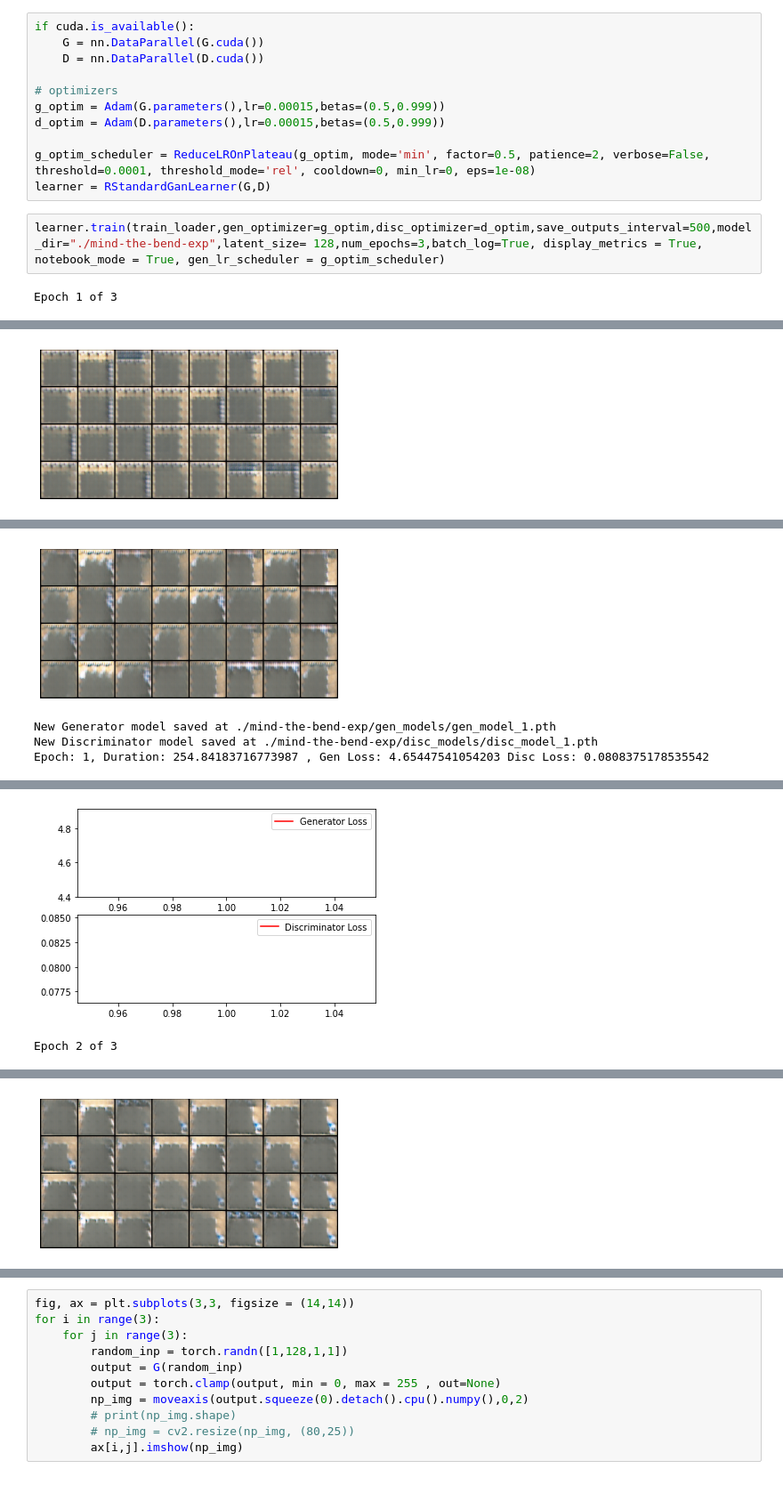
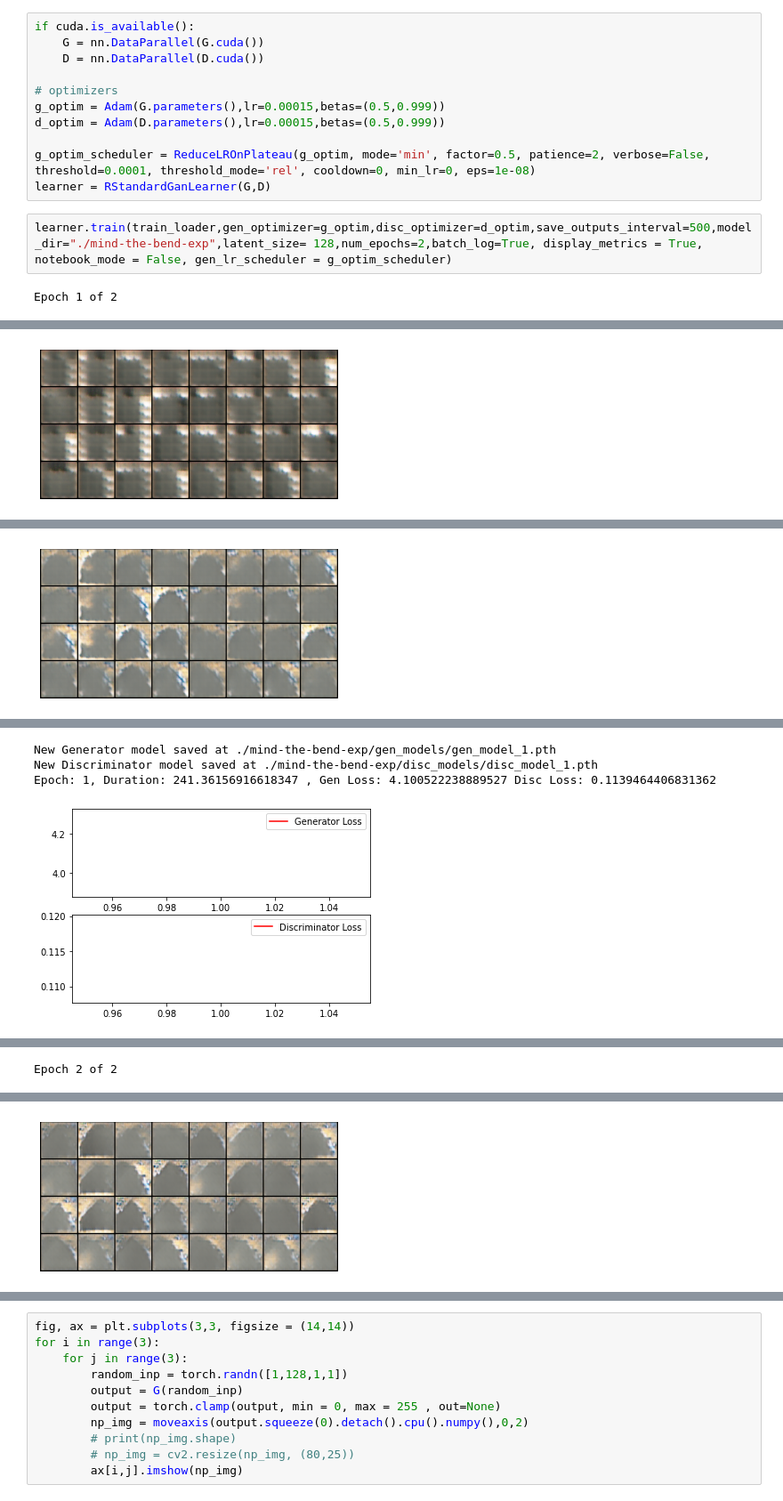
Before and after one commit to Mayukhdeb/exploring-GANs, a Jupyter notebook: generate_the_bend.ipynb, the cells around one changed output, grey strips where cells are left out. Shown: that part at 89% size. Drawn from its saved outputs; the diff is of its cells as text.

```diff
--- a/generate_the_bend.ipynb
+++ b/generate_the_bend.ipynb
@@ -153,6 +152,6 @@ d_optim = Adam(D.parameters(),lr=0.00015,betas=(0.5,0.999))
 g_optim_scheduler = ReduceLROnPlateau(g_optim, mode='min', factor=0.5, patience=2, verbose=False, threshold=0.0001, threshold_mode='rel', cooldown=0, min_lr=0, eps=1e-08)
 learner = RStandardGanLearner(G,D)
 # %%
-learner.train(train_loader,gen_optimizer=g_optim,disc_optimizer=d_optim,save_outputs_interval=500,model_dir="./mind-the-bend-exp",latent_size= 128,num_epochs=3,batch_log=True, display_metrics = True, notebook_mode = True, gen_lr_scheduler = g_optim_scheduler)
+learner.train(train_loader,gen_optimizer=g_optim,disc_optimizer=d_optim,save_outputs_interval=500,model_dir="./mind-the-bend-exp",latent_size= 128,num_epochs=2,batch_log=True, display_metrics = True, notebook_mode = False, gen_lr_scheduler = g_optim_scheduler)
 # %% [output]
-Epoch 1 of 3
+Epoch 1 of 2
@@ -160 +159 @@ Epoch 1 of 3
-[figure, old version]
+[figure, new version]
@@ -161,4 +161 @@ Epoch 1 of 3
-[figure, old version]
+[figure, new version]
-New Generator model saved at ./mind-the-bend-exp/gen_models/gen_model_1.pth
-New Discriminator model saved at ./mind-the-bend-exp/disc_models/disc_model_1.pth
-Epoch: 1, Duration: 254.84183716773987 , Gen Loss: 4.65447541054203 Disc Loss: 0.0808375178535542
@@ -165,2 +163,4 @@ Epoch: 1, Duration: 254.84183716773987 , Gen Loss: 4.65447541054203 Disc Loss: 0
+New Generator model saved at ./mind-the-bend-exp/gen_models/gen_model_1.pth
+New Discriminator model saved at ./mind-the-bend-exp/disc_models/disc_model_1.pth
+Epoch: 1, Duration: 241.36156916618347 , Gen Loss: 4.100522238889527 Disc Loss: 0.1139464406831362
-[figure, old version]
+[figure, new version]
-Epoch 2 of 3
@@ -167,0 +167 @@ Epoch 2 of 3
+Epoch 2 of 2
@@ -168 +169 @@ Epoch 2 of 3
-[figure, old version]
+[figure, new version]
```
Also changed, not shown: parts of 3 cells of this notebook.
